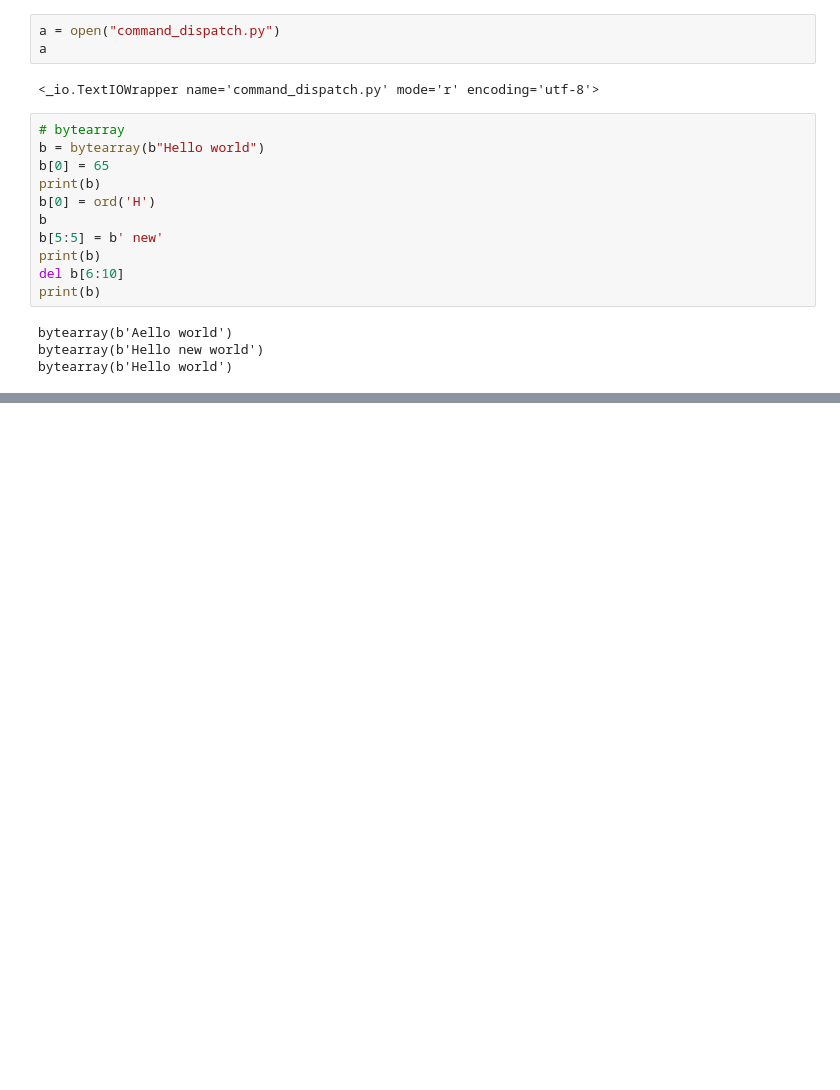
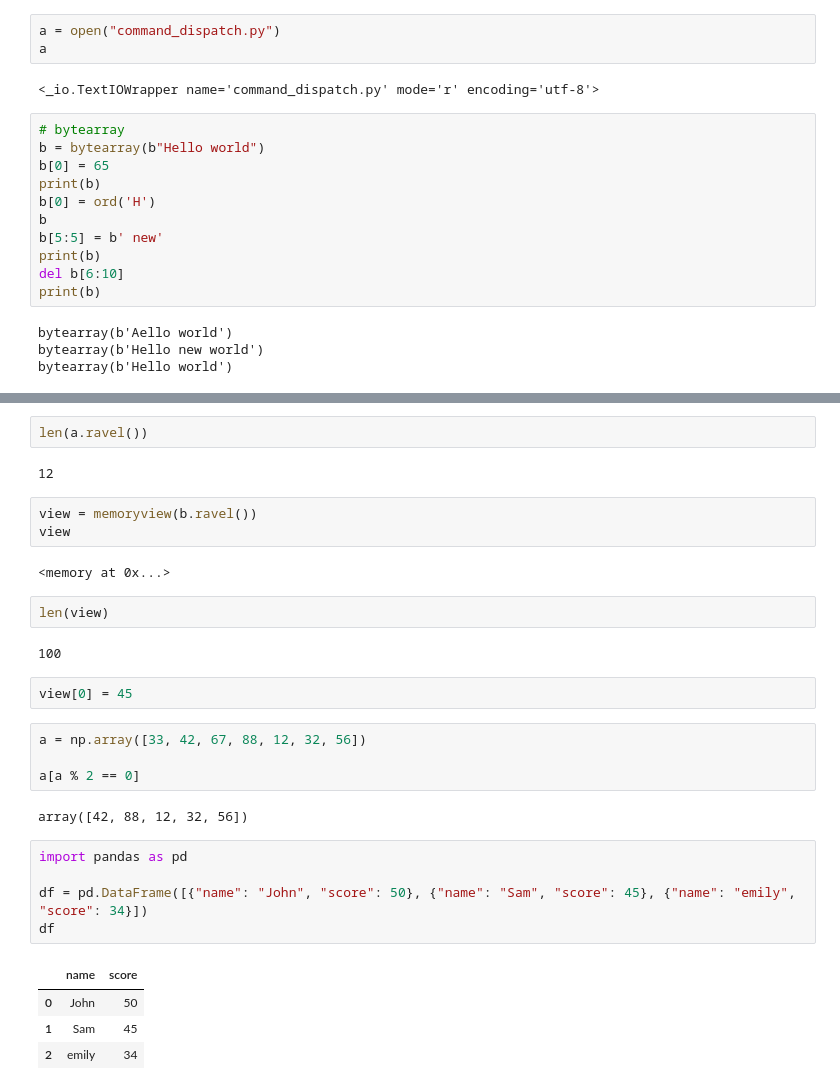
Before and after one commit to chandrashekar-babu/python-optimization-workshop, a Jupyter notebook: 2025_Aug13.ipynb, the cells around one changed output, grey strips where cells are left out. Drawn from its saved outputs; the diff is of its cells as text; blank space fills up the shorter version.

```diff
--- a/2025_Aug13.ipynb
+++ b/2025_Aug13.ipynb
@@ -583,0 +730,31 @@ from array import array
+# %%
+len(a.ravel())
+# %% [output]
+12
+# %%
+view = memoryview(b.ravel())
+view
+# %% [output]
+<memory at 0x...>
+# %%
+len(view)
+# %% [output]
+100
+# %%
+view[0] = 45
+# %%
+a = np.array([33, 42, 67, 88, 12, 32, 56])
+
+a[a % 2 == 0]
+# %% [output]
+array([42, 88, 12, 32, 56])
+# %%
+import pandas as pd
+
+df = pd.DataFrame([{"name": "John", "score": 50}, {"name": "Sam", "score": 45}, {"name": "emily", "score": 34}])
+df
+# %% [output]
+|  | name | score |
+| 0 | John | 50 |
+| 1 | Sam | 45 |
+| 2 | emily | 34 |
```
Also changed, not shown: parts of 30 cells of this notebook, 4 other files.
